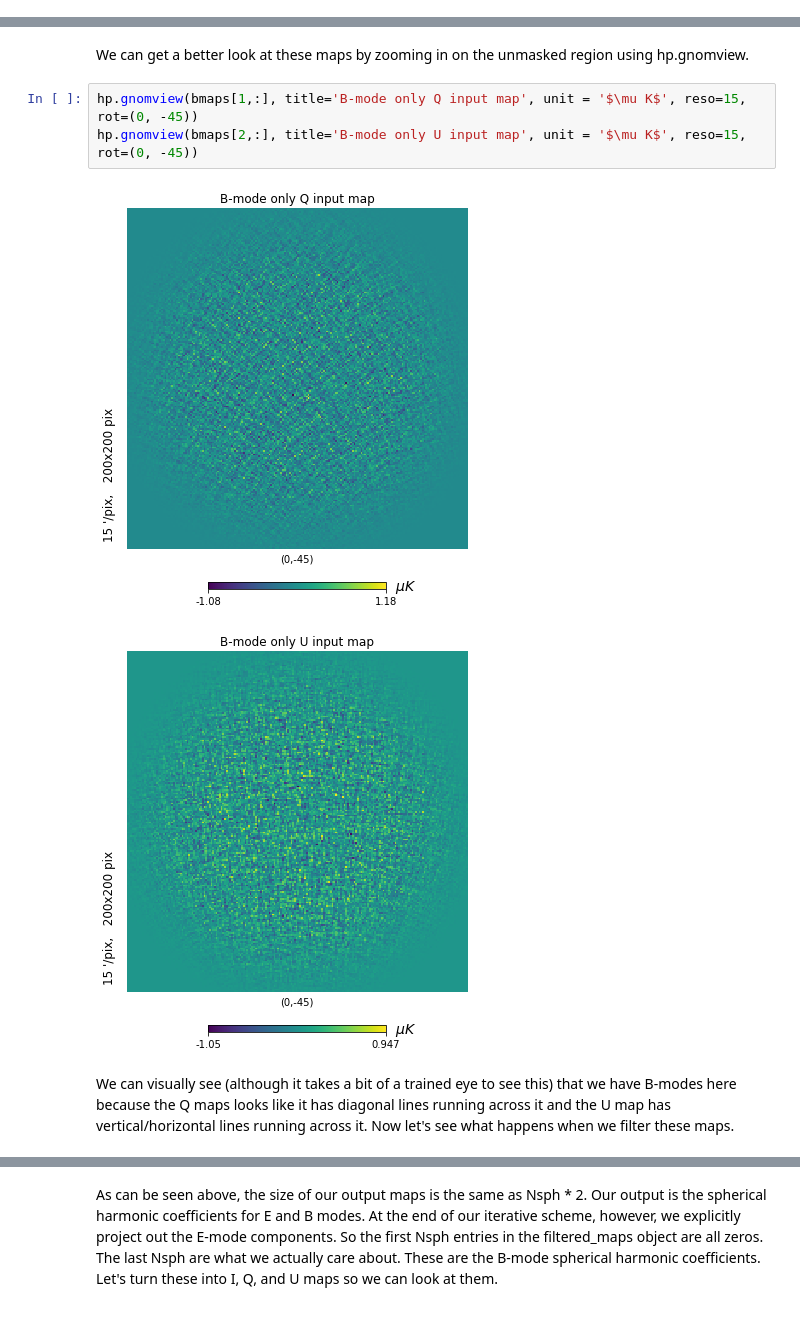
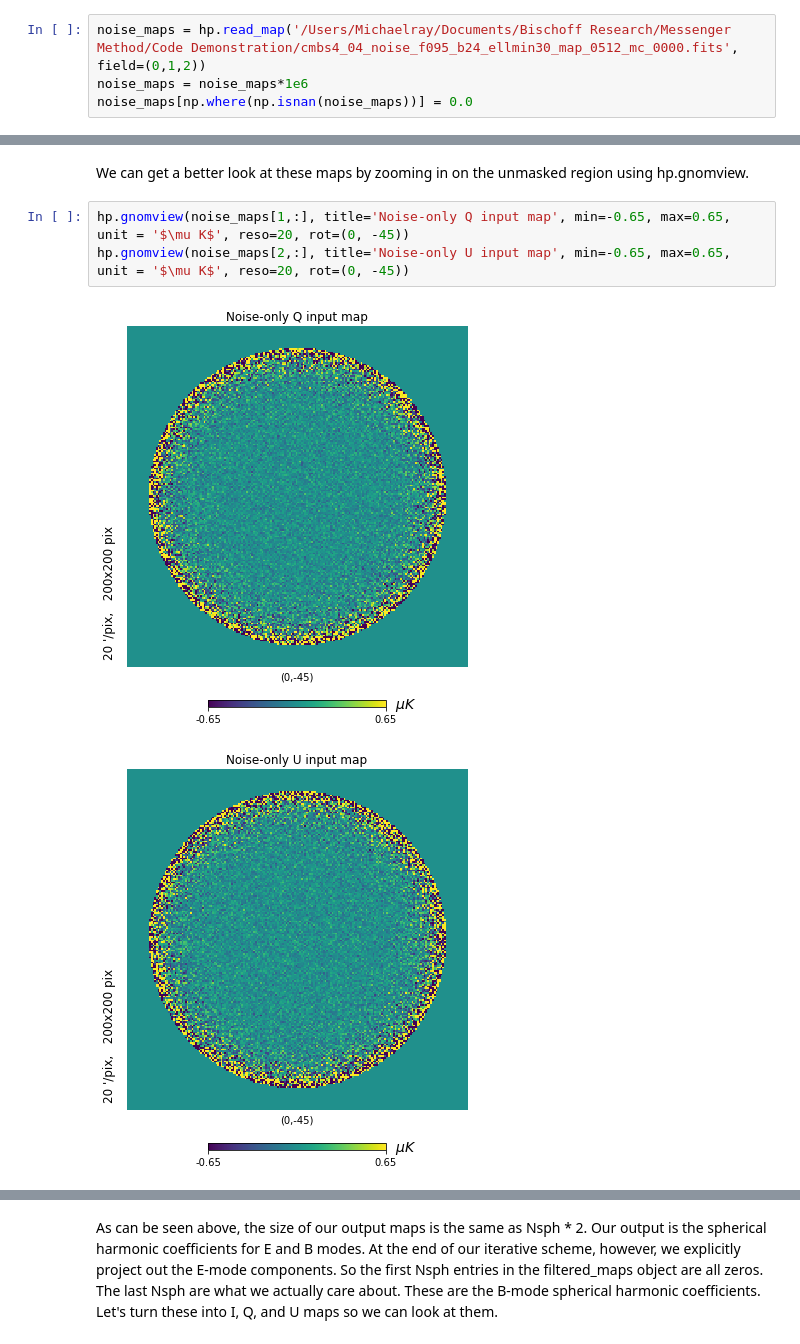
Before and after one commit to michaelray1/messenger_method, a Jupyter notebook: Mod_mess Demonstration.ipynb, the cells around one changed output, grey strips where cells are left out. Cells and saved outputs as stored; diff of their text form.

```diff
--- a/Mod_mess Demonstration.ipynb
+++ b/Mod_mess Demonstration.ipynb
@@ -120,0 +120,4 @@ Let's take a look at this B-mode only map.
+# %%
+noise_maps = hp.read_map('/Users/Michaelray/Documents/Bischoff Research/Messenger Method/Code Demonstration/cmbs4_04_noise_f095_b24_ellmin30_map_0512_mc_0000.fits', field=(0,1,2))
+noise_maps = noise_maps*1e6
+noise_maps[np.where(np.isnan(noise_maps))] = 0.0
@@ -131,10 +138,8 @@ hp.mollview(bmaps[2,:], title='B-mode only U input map', unit = '$\mu K$')
 # %% [markdown]
 We can get a better look at these maps by zooming in on the unmasked region using hp.gnomview.
 # %%
-hp.gnomview(bmaps[1,:], title='B-mode only Q input map', unit = '$\mu K$', reso=15, rot=(0, -45))
-hp.gnomview(bmaps[2,:], title='B-mode only U input map', unit = '$\mu K$', reso=15, rot=(0, -45))
+hp.gnomview(noise_maps[1,:], title='Noise-only Q input map', min=-0.65, max=0.65, unit = '$\mu K$', reso=20, rot=(0, -45))
+hp.gnomview(noise_maps[2,:], title='Noise-only U input map', min=-0.65, max=0.65, unit = '$\mu K$', reso=20, rot=(0, -45))
 # %% [output]
-[figure, old version]
+[figure, new version]
-[figure, old version]
+[figure, new version]
-# %% [markdown]
-We can visually see (although it takes a bit of a trained eye to see this) that we have B-modes here because the Q maps looks like it has diagonal lines running across it and the U map has vertical/horizontal lines running across it. Now let's see what happens when we filter these maps.
```
Also changed, not shown: parts of 37 cells of this notebook.
